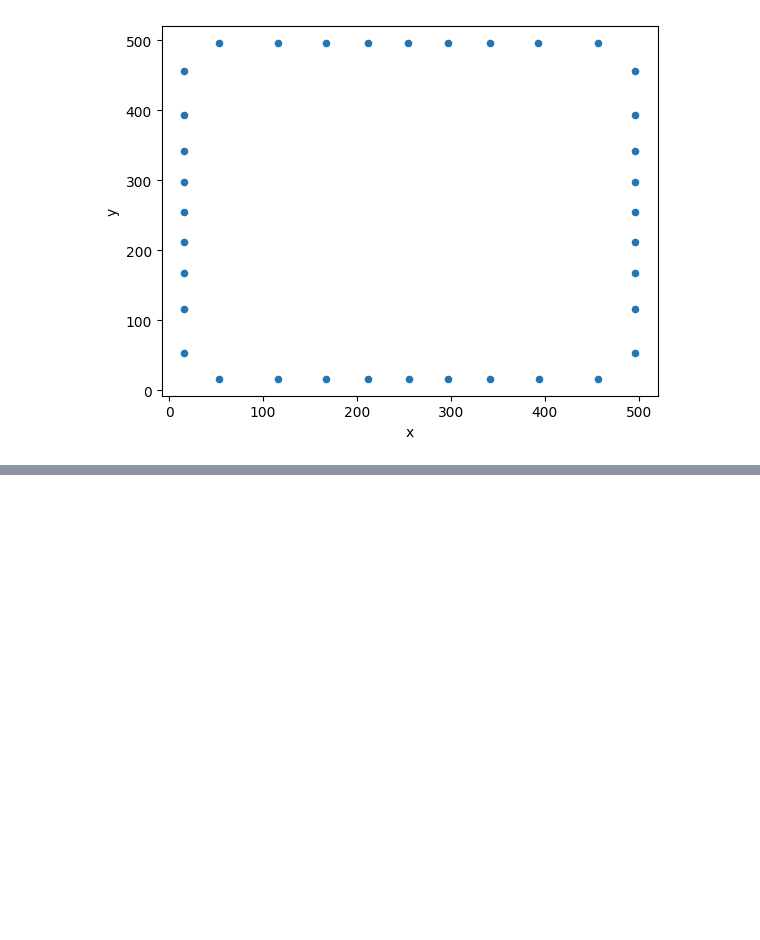
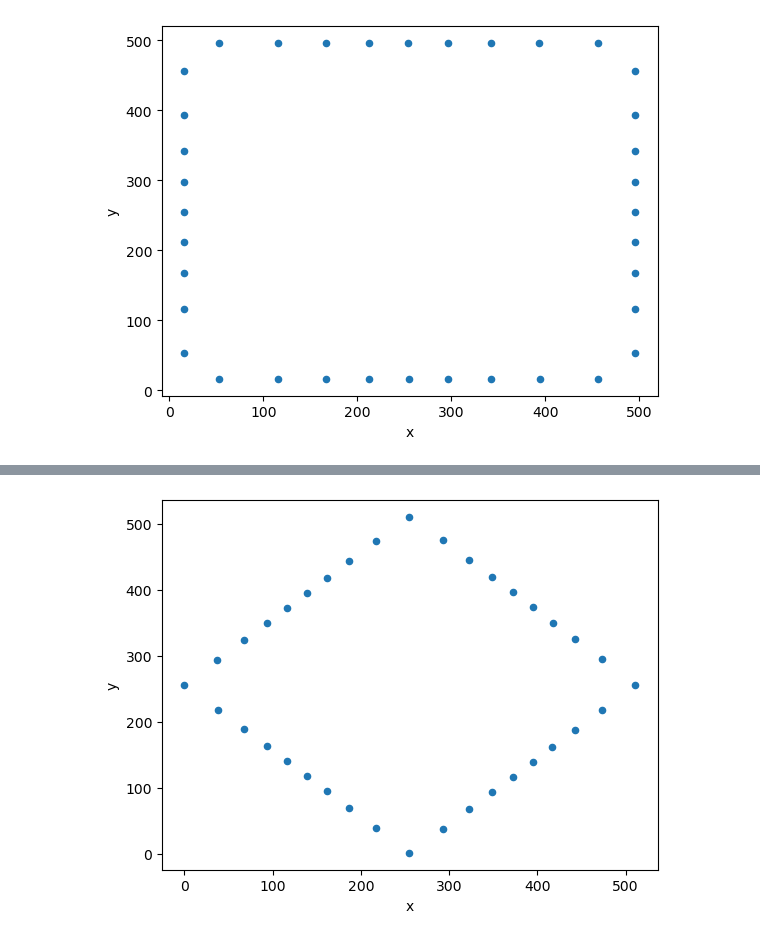
Before and after one commit to Hafiidz/ROS, a Jupyter notebook: codes/coordinate.ipynb, the cells around one changed output, grey strips where cells are left out. Saved outputs shown, nothing was run; the diff lists cells and outputs as text; code cells hidden in the pictures; blank space fills up the shorter version.

```diff
--- a/codes/coordinate.ipynb
+++ b/codes/coordinate.ipynb
@@ -165,0 +190,14 @@ df_circle
+# %%
+img_diamond = draw_blank_image(isWhite=True)
+
+coord = [[0,256], [256, 512], [512, 256], [256, 0], [0,256]]
+
+for i in range(len(coord)-1):
+    img_diamond = cv.line(img_diamond, (coord[i][0], coord[i][1]), (coord[i+1][0], coord[i+1][1]), color=(0,0,0) )
+
+
+im2 = mergeImageGrid(img_diamond, grid_radial)
+df_diamond = xyFromPILImage(im2)
+df_diamond.to_csv('diamond.csv', index=False)
+# %% [output]
+[figure, added]
```
Also changed, not shown: parts of 7 cells of this notebook, 7 other files.
